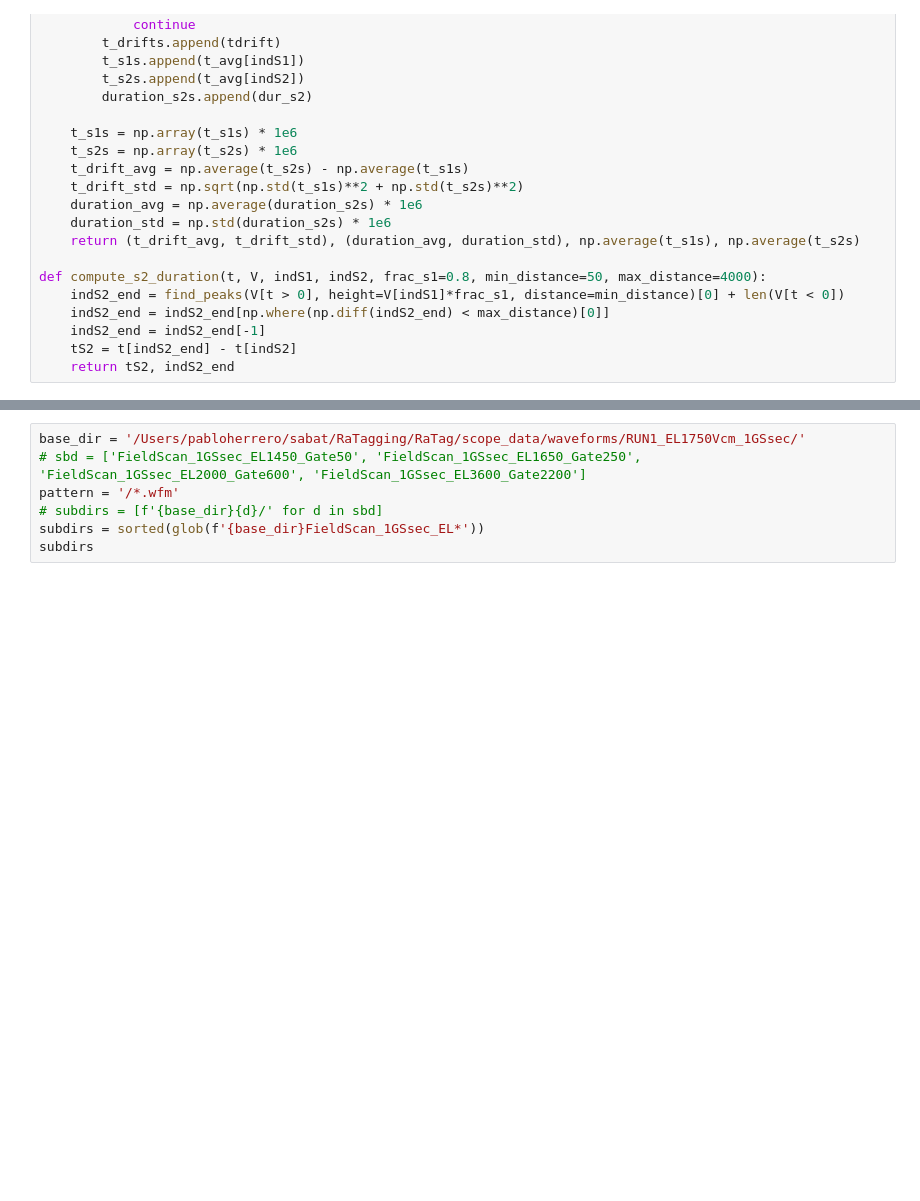
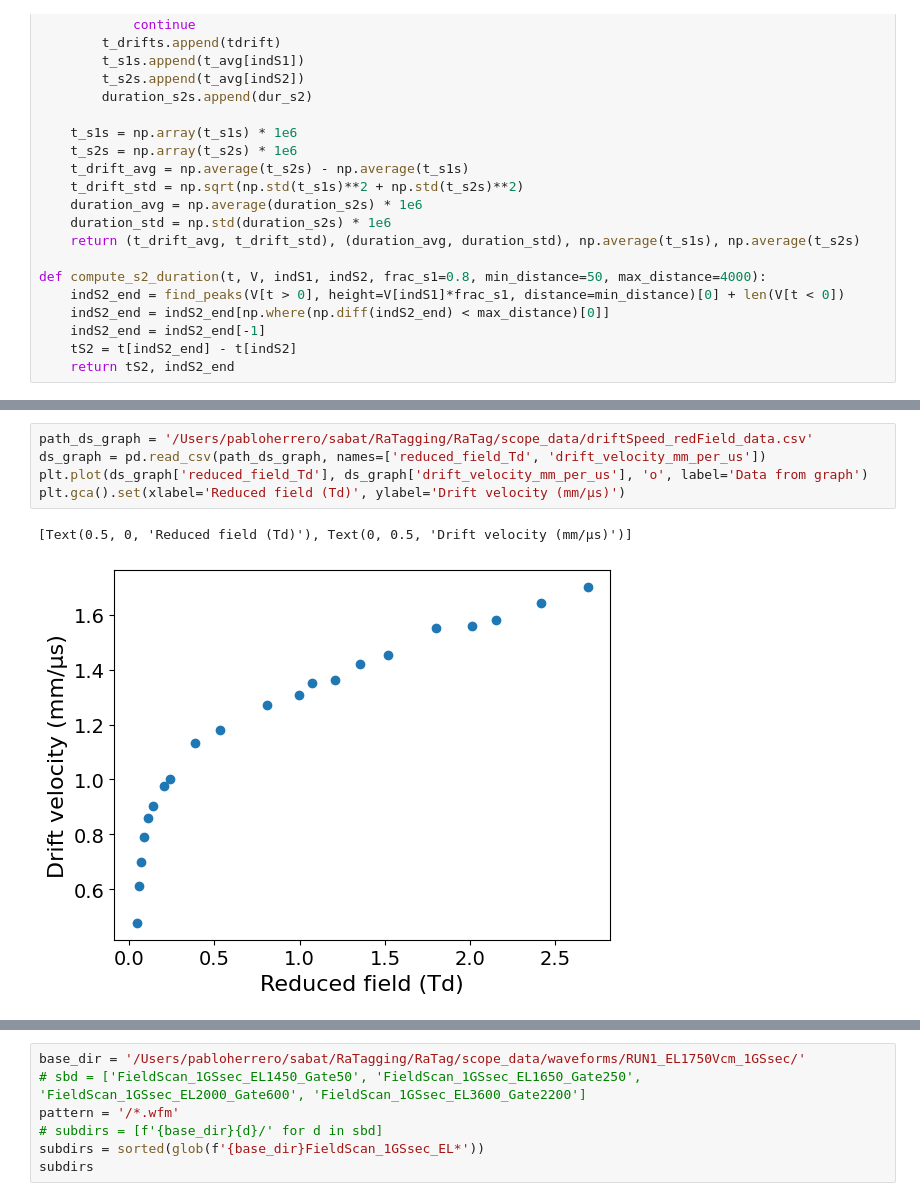
Before and after one commit to proscrite/RaTag, a Jupyter notebook: notebooks/Drift_velocity_S2_window_v2.ipynb, the cells around one changed output, grey strips where cells are left out. Saved outputs shown, nothing was run; the diff lists cells and outputs as text; blank space fills up the shorter version.

```diff
--- a/notebooks/Drift_velocity_S2_window_v2.ipynb
+++ b/notebooks/Drift_velocity_S2_window_v2.ipynb
@@ -130,0 +172,8 @@ array([  35.71428571,   42.85714286,   46.42857143,   50.        ,
+# %%
+path_ds_graph = '/Users/pabloherrero/sabat/RaTagging/RaTag/scope_data/driftSpeed_redField_data.csv'
+ds_graph = pd.read_csv(path_ds_graph, names=['reduced_field_Td', 'drift_velocity_mm_per_us'])
+plt.plot(ds_graph['reduced_field_Td'], ds_graph['drift_velocity_mm_per_us'], 'o', label='Data from graph')
+plt.gca().set(xlabel='Reduced field (Td)', ylabel='Drift velocity (mm/μs)')
+# %% [output]
+[Text(0.5, 0, 'Reduced field (Td)'), Text(0, 0.5, 'Drift velocity (mm/μs)')]
+[figure, added]
```
Also changed, not shown: parts of 38 cells of this notebook, 2 other files.
